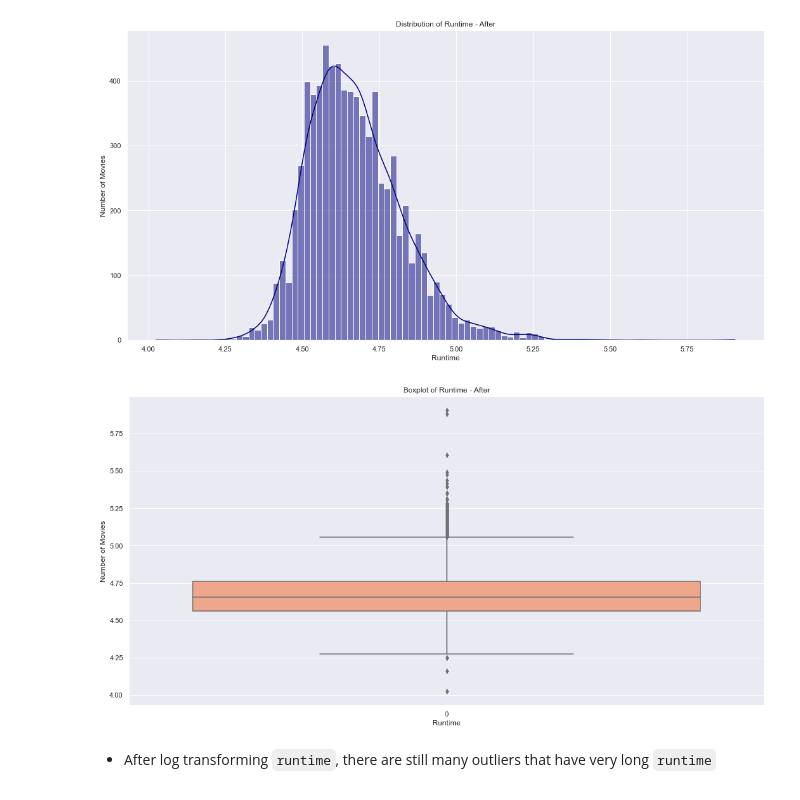
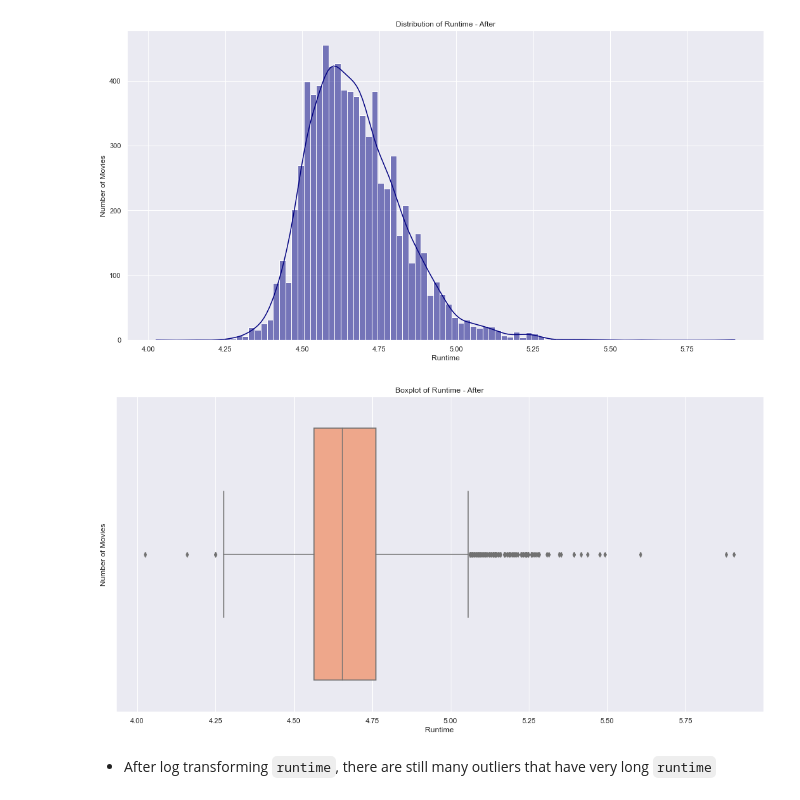
Before and after one commit to chengyaolee/SC1015-DSAI-Project, a Jupyter notebook: MiniProject2023_Team2.ipynb, the cells around one changed output. Drawn from its saved outputs; the diff is of its cells as text; code cells hidden in the pictures.

```diff
--- a/MiniProject2023_Team2.ipynb
+++ b/MiniProject2023_Team2.ipynb
@@ -814,13 +812,13 @@ plt.show()
 # %%
 # Boxplot for runtime after adjusting skewness
 f, ax = plt.subplots(figsize=(18,9))
-sns.boxplot(data['runtime'], color="lightsalmon")
+sns.boxplot(data['runtime'], color="lightsalmon", orient = "h")
 ax.set(ylabel="Number of Movies")
 ax.set(xlabel="Runtime")
 ax.set(title="Boxplot of Runtime - After")
 plt.show()
 # %% [output]
-[figure, old version]
+[figure, new version]
 # %% [markdown]
 * After log transforming `runtime`, there are still many outliers that have very long `runtime`
 # %% [markdown]
```
Also changed, not shown: parts of 10 cells of this notebook.
